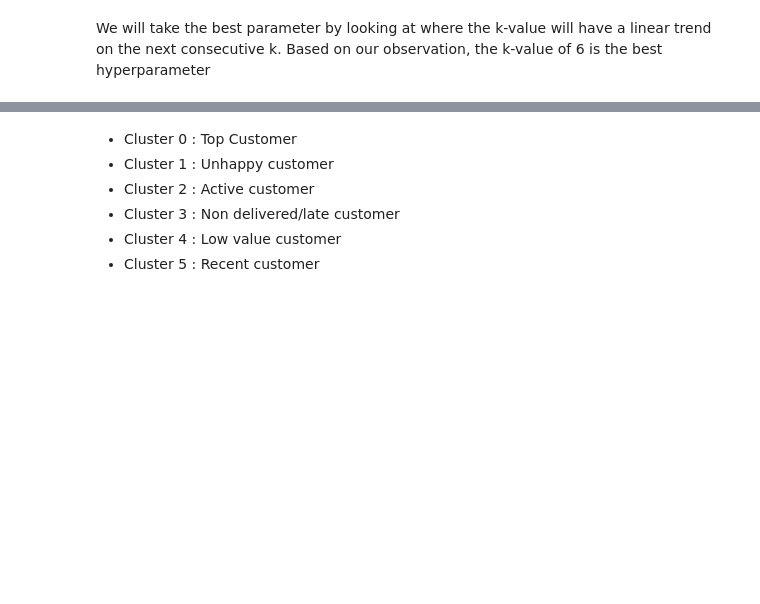
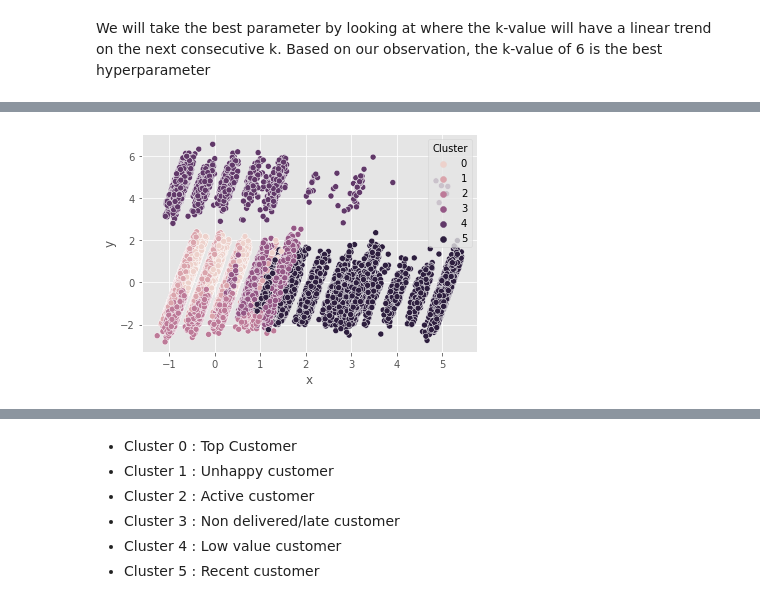
Before and after one commit to mariusbiteau/Ecommerce-Customer-Segmentation, a Jupyter notebook: Segmentation_Ecommerce_Customer_Segmentation_ipynb.ipynb, the cells around one changed output, grey strips where cells are left out. Cells and saved outputs as stored; diff of their text form; code cells hidden in the pictures; blank space fills up the shorter version.

```diff
--- a/Segmentation_Ecommerce_Customer_Segmentation_ipynb.ipynb
+++ b/Segmentation_Ecommerce_Customer_Segmentation_ipynb.ipynb
@@ -654,0 +779,10 @@ cluster_labels = kmeans.labels_
+# %%
+pca = PCA(n_components=2)
+pca_array = pca.fit_transform(std_customer_km.drop(columns='cluster'))
+pca_data = pd.DataFrame(pca_array, columns=['x', 'y'], index=std_customer_km.index)
+pca_data['Cluster'] = std_customer_km.cluster
+sns.scatterplot(x='x', y='y', hue='Cluster', data=pca_data)
+fig.suptitle('PCA plot of clusters', fontsize=20)
+plt.show()
+# %% [output]
+[figure, added]
```
Also changed, not shown: parts of 27 cells of this notebook.
